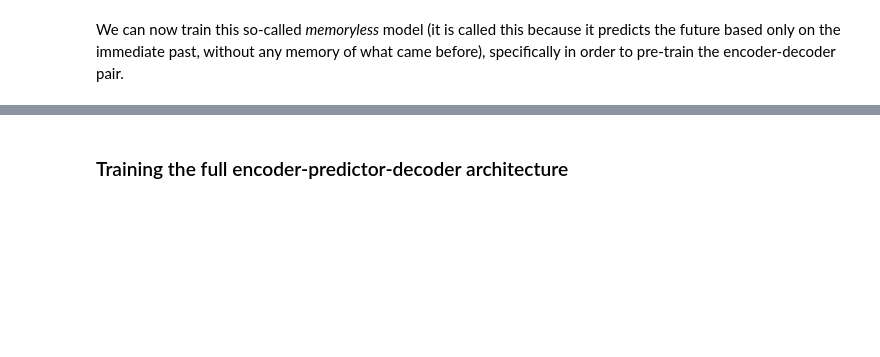
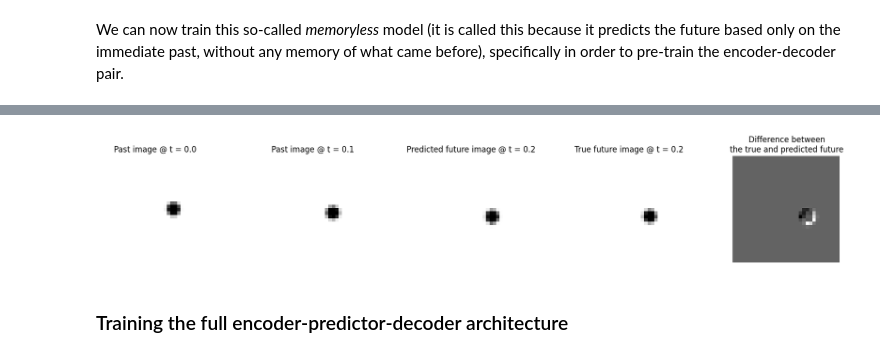
Before and after one commit to aremondtiedrez/pythia, a Jupyter notebook: demo.ipynb, the cells around one changed output, grey strips where cells are left out. Saved outputs shown, nothing was run; the diff lists cells and outputs as text; code cells hidden in the pictures; blank space fills up the shorter version.

```diff
--- a/demo.ipynb
+++ b/demo.ipynb
@@ -174,2 +219,30 @@ memoryless_model.fit([img0, img1, img2], epochs=50, batch_size=16)
+# %%
+index = 0
+width = 32
+height = 32
+
+figures, axes = plt.subplots(1, 5, figsize=(21, 3))
+
+axes[0].imshow(img0[index], cmap="gray")
+axes[0].set(xlim=(0, height), ylim=(height, 0), title=f"Past image @ t = {snapshot_timesteps[0]}")
+
+axes[1].imshow(img1[index], cmap="gray")
+axes[1].set(xlim=(0, height), ylim=(height, 0), title=f"Past image @ t = {snapshot_timesteps[1]}")
+
+axes[2].imshow(prediction, cmap="gray")
+axes[2].set(xlim=(0, height), ylim=(height, 0), title=f"Predicted future image @ t = {snapshot_timesteps[2]}")
+
+axes[3].imshow(img2[index], cmap="gray")
+axes[3].set(xlim=(0, height), ylim=(height, 0), title=f"True future image @ t = {snapshot_timesteps[2]}")
+
+axes[4].imshow(img2[index] - prediction, cmap="gray")
+axes[4].set(xlim=(0, height), ylim=(height, 0), title=f"Difference between\nthe true and predicted future")
+
+for axis in axes:
+    axis.axis("off")
+
+plt.show()
+# %% [output]
+[figure, added]
 # %% [markdown]
 ### Training the full encoder-predictor-decoder architecture
```
Also changed, not shown: parts of 4 cells of this notebook.
